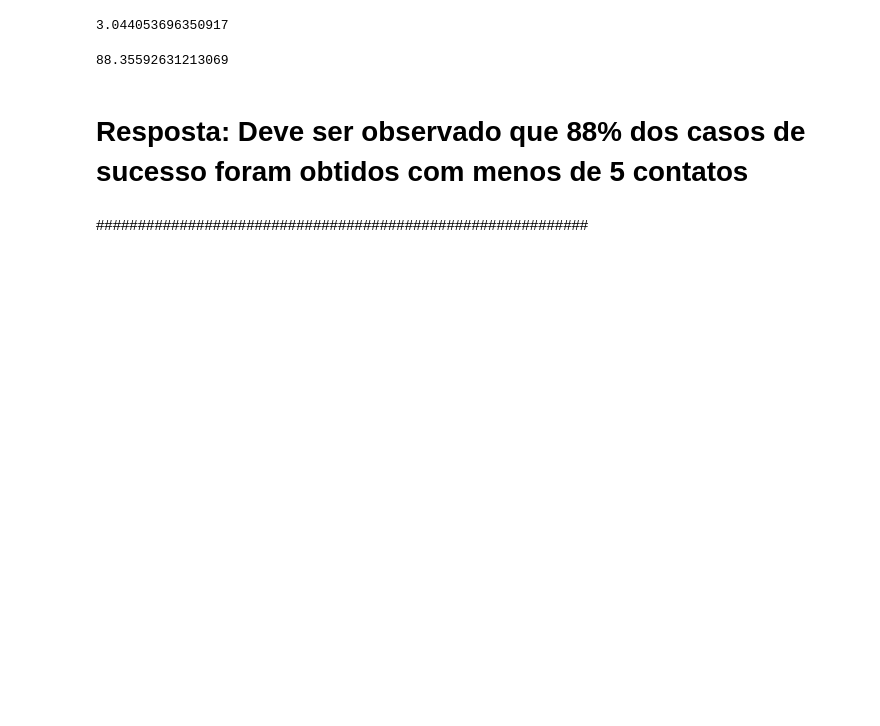
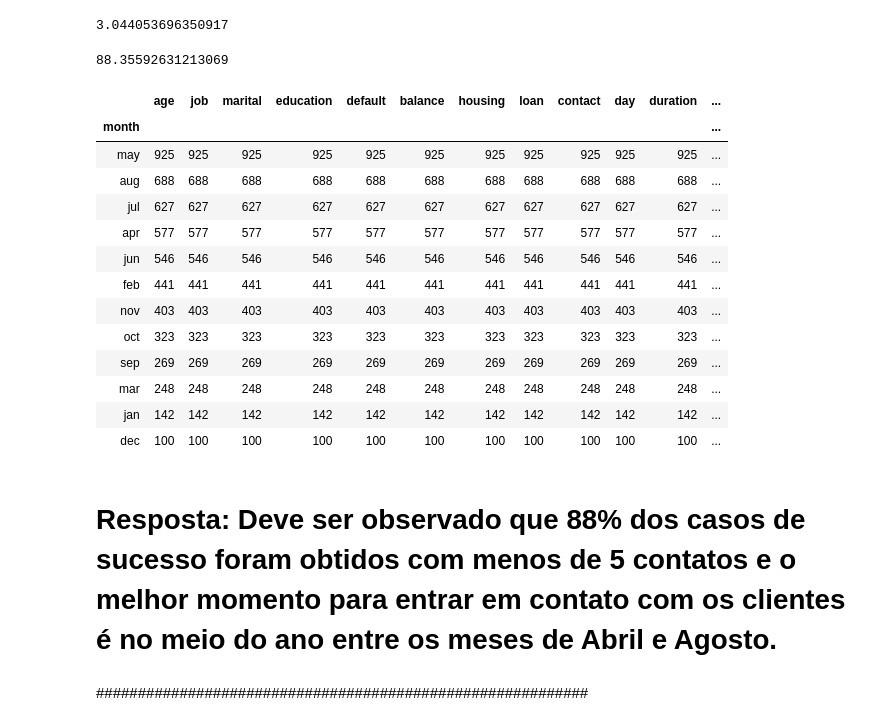
Before and after one commit to sanchobuendia/Test_Semantix, a Jupyter notebook: Test_Semantix.ipynb, the cells around one changed output. Saved outputs shown, nothing was run; the diff lists cells and outputs as text; code cells hidden in the pictures; blank space fills up the shorter version.

```diff
--- a/Test_Semantix.ipynb
+++ b/Test_Semantix.ipynb
@@ -151,8 +151,26 @@ len(yes.campaign)
 (sum(yes_loan.campaign <= 5)/len(yes_loan.campaign))*100
 # %% [output]
 88.35592631213069
+# %%
+tt_yes = yes.groupby('month').count()
+tt_yes.sort_values(by=['y'], ascending=False)
+# %% [output]
+|  | age | job | marital | education | default | balance | housing | loan | contact | day | duration | ... |
+| month |  |  |  |  |  |  |  |  |  |  |  | ... |
+| may | 925 | 925 | 925 | 925 | 925 | 925 | 925 | 925 | 925 | 925 | 925 | ... |
+| aug | 688 | 688 | 688 | 688 | 688 | 688 | 688 | 688 | 688 | 688 | 688 | ... |
+| jul | 627 | 627 | 627 | 627 | 627 | 627 | 627 | 627 | 627 | 627 | 627 | ... |
+| apr | 577 | 577 | 577 | 577 | 577 | 577 | 577 | 577 | 577 | 577 | 577 | ... |
+| jun | 546 | 546 | 546 | 546 | 546 | 546 | 546 | 546 | 546 | 546 | 546 | ... |
+| feb | 441 | 441 | 441 | 441 | 441 | 441 | 441 | 441 | 441 | 441 | 441 | ... |
+| nov | 403 | 403 | 403 | 403 | 403 | 403 | 403 | 403 | 403 | 403 | 403 | ... |
+| oct | 323 | 323 | 323 | 323 | 323 | 323 | 323 | 323 | 323 | 323 | 323 | ... |
+| sep | 269 | 269 | 269 | 269 | 269 | 269 | 269 | 269 | 269 | 269 | 269 | ... |
+| mar | 248 | 248 | 248 | 248 | 248 | 248 | 248 | 248 | 248 | 248 | 248 | ... |
+| jan | 142 | 142 | 142 | 142 | 142 | 142 | 142 | 142 | 142 | 142 | 142 | ... |
+| dec | 100 | 100 | 100 | 100 | 100 | 100 | 100 | 100 | 100 | 100 | 100 | ... |
 # %% [markdown]
-# Resposta: Deve ser observado que 88% dos casos de sucesso foram obtidos com menos de 5 contatos
+# Resposta: Deve ser observado que 88% dos casos de sucesso foram obtidos com menos de 5 contatos e o melhor momento para entrar em contato com os clientes é no meio do ano entre os meses de Abril e Agosto.
 # %% [markdown]
 ###########################################################
 # %% [markdown]
```
